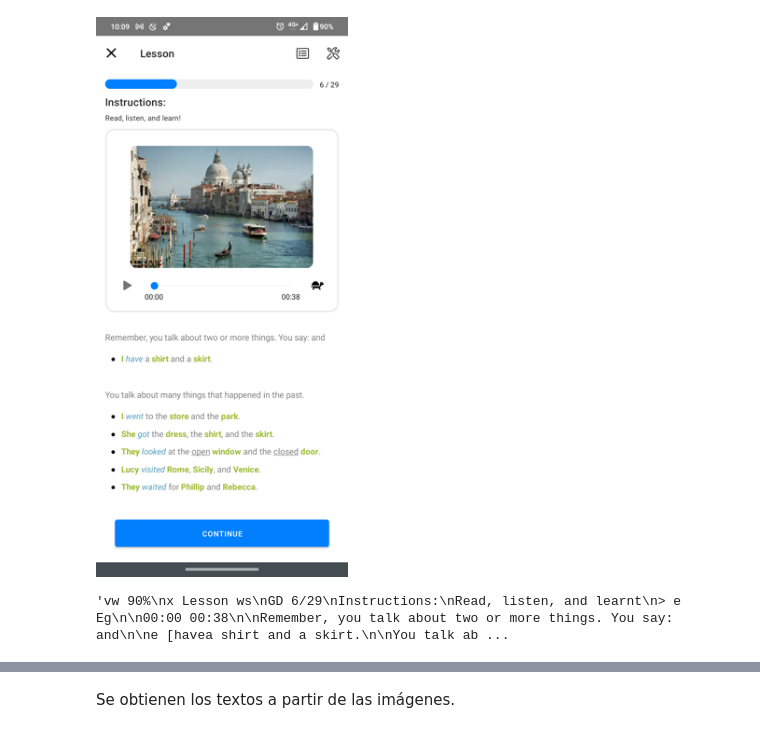
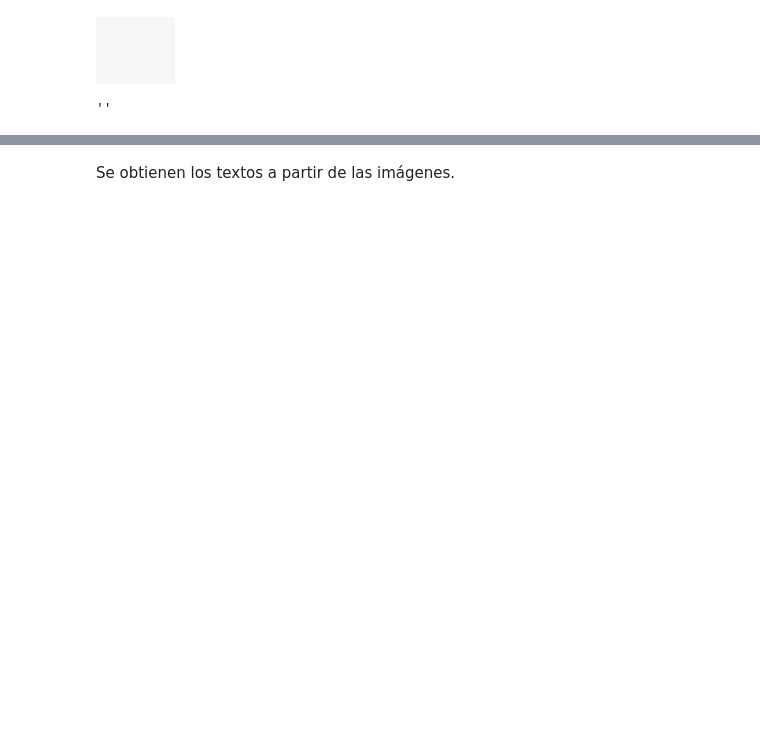
Before and after one commit to kike1985/Machine-Learning, a Jupyter notebook: 0901_Optical _Character_Recognition.ipynb, the cells around one changed output, grey strips where cells are left out. Saved outputs shown, nothing was run; the diff lists cells and outputs as text; code cells hidden in the pictures; blank space fills up the shorter version.

```diff
--- a/0901_Optical _Character_Recognition.ipynb
+++ b/0901_Optical _Character_Recognition.ipynb
@@ -40,14 +43,14 @@ from progressbar import ProgressBar
 
 from concurrent.futures import ThreadPoolExecutor
 # %%
-# path = '_resources/img/blank.png'
-path = '_resources/img/Screenshot_20210528-100908.png'
+path = '_resources/img/blank.png'
+# path = '_resources/img/Screenshot_20210528-100908.png'
 
 img = Image.open(path)
 img.thumbnail((300, 600))
 img
 # %% [output]
-[figure, old version]
+[figure, new version]
 # %%
 def image_to_string(path):
     img = cv2.imread(path)
@@ -66,7 +69,7 @@ def image_to_string(path):
 
 image_to_string(path)
 # %% [output]
-'vw 90%\nx Lesson ws\nGD 6/29\nInstructions:\nRead, listen, and learnt\n> e Eg\n\n00:00 00:38\n\nRemember, you talk about two or more things. You say: and\n\ne [havea shirt and a skirt.\n\nYou talk ab ...
+''
 # %%
 def b64encode(path):
     img = Image.open(path)
```
Also changed, not shown: parts of 23 cells of this notebook, 1 other file.
